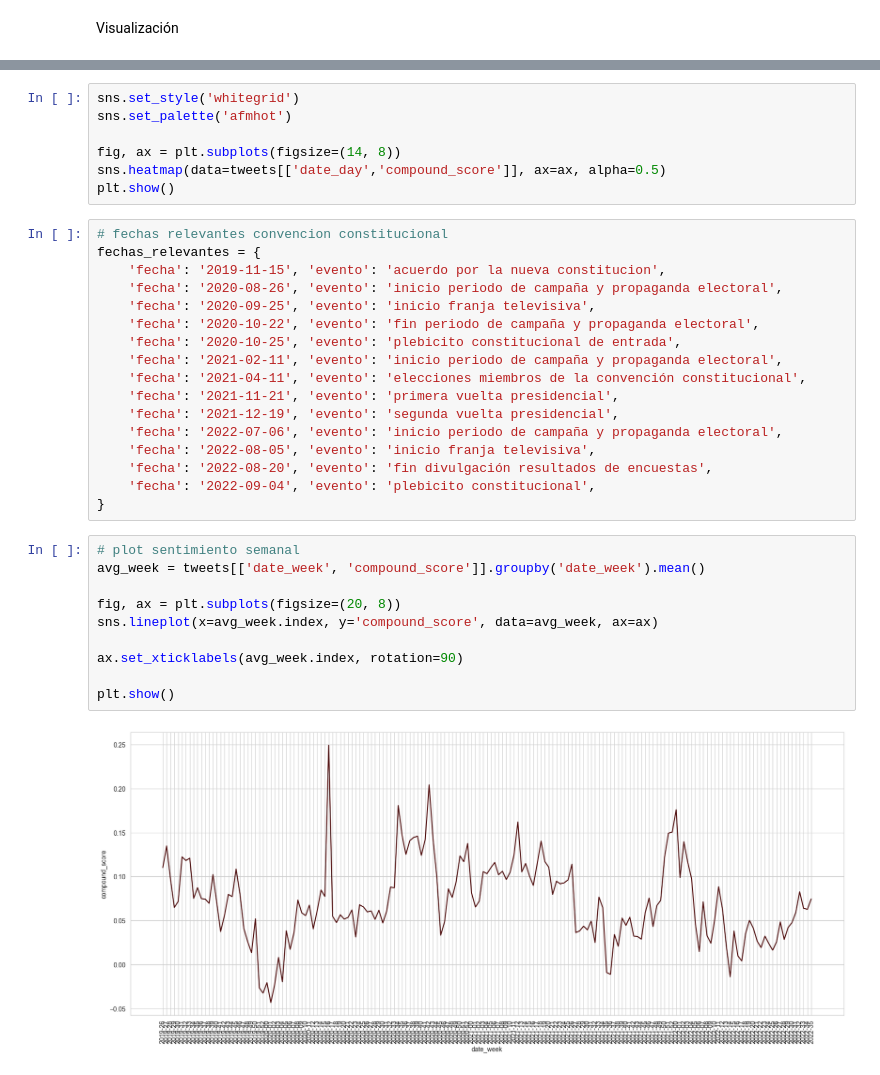
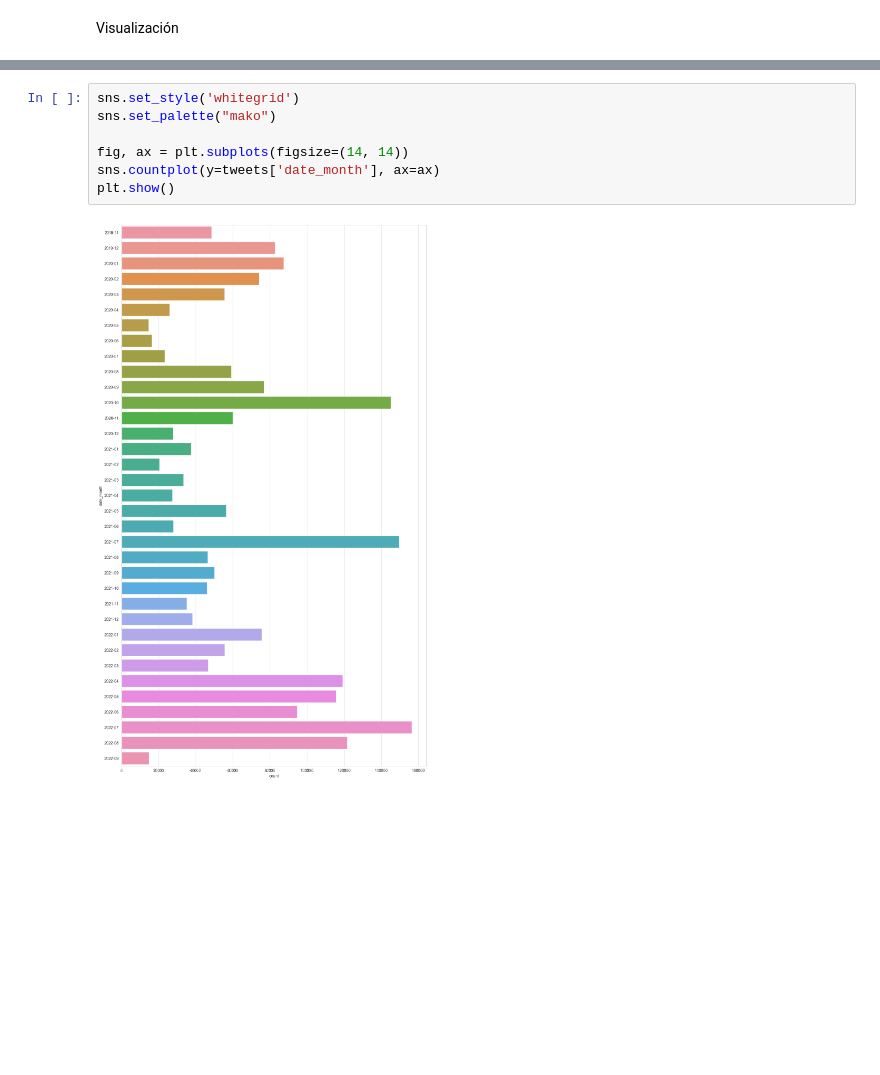
Before and after one commit to aquinteros/cc_sentiment_analysis, a Jupyter notebook: SA_vaderSentiment.ipynb, the cells around one changed output, grey strips where cells are left out. Saved outputs shown, nothing was run; the diff lists cells and outputs as text; blank space fills up the shorter version.

```diff
--- a/SA_vaderSentiment.ipynb
+++ b/SA_vaderSentiment.ipynb
@@ -121,36 +474,9 @@ Visualización
 # %%
 sns.set_style('whitegrid')
-sns.set_palette('afmhot')
+sns.set_palette("mako")
 
-fig, ax = plt.subplots(figsize=(14, 8))
-sns.heatmap(data=tweets[['date_day','compound_score']], ax=ax, alpha=0.5)
+fig, ax = plt.subplots(figsize=(14, 14))
+sns.countplot(y=tweets['date_month'], ax=ax)
 plt.show()
+# %% [output]
+[figure, added]
-# %%
-# fechas relevantes convencion constitucional
-fechas_relevantes = {
-	'fecha': '2019-11-15', 'evento': 'acuerdo por la nueva constitucion',
-	'fecha': '2020-08-26', 'evento': 'inicio periodo de campaña y propaganda electoral',
-	'fecha': '2020-09-25', 'evento': 'inicio franja televisiva',
-	'fecha': '2020-10-22', 'evento': 'fin periodo de campaña y propaganda electoral',
-	'fecha': '2020-10-25', 'evento': 'plebicito constitucional de entrada',
-	'fecha': '2021-02-11', 'evento': 'inicio periodo de campaña y propaganda electoral',
-	'fecha': '2021-04-11', 'evento': 'elecciones miembros de la convención constitucional',
-	'fecha': '2021-11-21', 'evento': 'primera vuelta presidencial',
-	'fecha': '2021-12-19', 'evento': 'segunda vuelta presidencial',
-	'fecha': '2022-07-06', 'evento': 'inicio periodo de campaña y propaganda electoral',
-	'fecha': '2022-08-05', 'evento': 'inicio franja televisiva',
-	'fecha': '2022-08-20', 'evento': 'fin divulgación resultados de encuestas',
-	'fecha': '2022-09-04', 'evento': 'plebicito constitucional',
-}
-# %%
-# plot sentimiento semanal
-avg_week = tweets[['date_week', 'compound_score']].groupby('date_week').mean()
-
-fig, ax = plt.subplots(figsize=(20, 8))
-sns.lineplot(x=avg_week.index, y='compound_score', data=avg_week, ax=ax)
-
-ax.set_xticklabels(avg_week.index, rotation=90)
-
-plt.show()
-# %% [output]
-[figure, removed]
```
Also changed, not shown: parts of 12 cells of this notebook, 2 other files.
